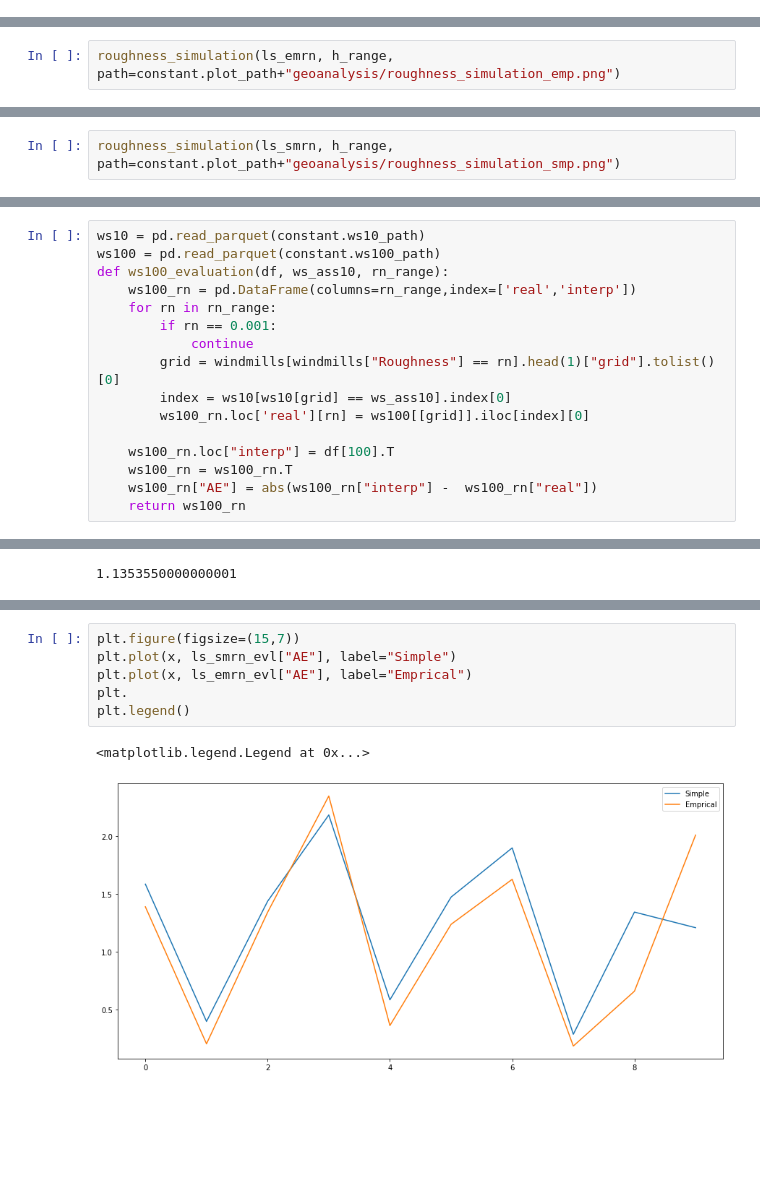
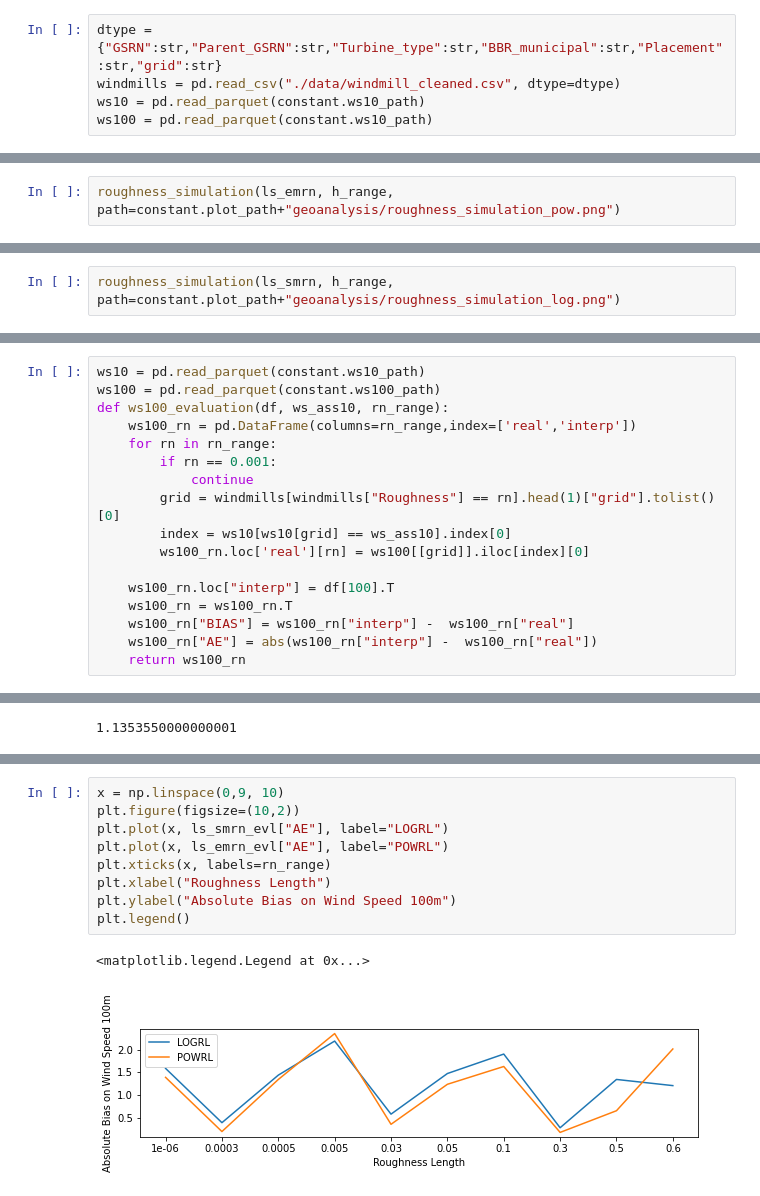
Before and after one commit to sevewing/WindmillPrediction, a Jupyter notebook: Geoanalysis.ipynb, the cells around one changed output, grey strips where cells are left out. Drawn from its saved outputs; the diff is of its cells as text; blank space fills up the shorter version.

```diff
--- a/Geoanalysis.ipynb
+++ b/Geoanalysis.ipynb
@@ -215,3 +212,8 @@ ws100 = pd.read_parquet(constant.ws10_path)
+# %%
+dtype = {"GSRN":str,"Parent_GSRN":str,"Turbine_type":str,"BBR_municipal":str,"Placement":str,"grid":str}
+windmills = pd.read_csv("./data/windmill_cleaned.csv", dtype=dtype)
+ws10 = pd.read_parquet(constant.ws10_path)
+ws100 = pd.read_parquet(constant.ws10_path)
 # %%
 get_ws_h_emrn = lambda h, rn : round(pow_law(ws_ass10, 10, h, rn_exponent(rn)), 5)
 get_ws_h_smrn = lambda h, rn : round(log_law(ws_ass10, 10, h, rn), 5)
@@ -250,5 +252,5 @@ ls_emrn
 | 0.600000 | 1.81966 | 2.69592 | 3.07949 | 3.34344 | 3.54906 | 3.71938 | 3.86578 | 3.99475 | 4.11043 | 4.21556 | ... | ... |
 10 rows × 201 columns
 # %%
-roughness_simulation(ls_emrn, h_range, path=constant.plot_path+"geoanalysis/roughness_simulation_emp.png")
+roughness_simulation(ls_emrn, h_range, path=constant.plot_path+"geoanalysis/roughness_simulation_pow.png")
 # %% [output]
@@ -256,3 +258,3 @@ roughness_simulation(ls_emrn, h_range, path=constant.plot_path+"geoanalysis/roug
 # %%
-roughness_simulation(ls_smrn, h_range, path=constant.plot_path+"geoanalysis/roughness_simulation_smp.png")
+roughness_simulation(ls_smrn, h_range, path=constant.plot_path+"geoanalysis/roughness_simulation_log.png")
 # %% [output]
@@ -301,6 +303,7 @@ def ws100_evaluation(df, ws_ass10, rn_range):
 
     ws100_rn.loc["interp"] = df[100].T
     ws100_rn = ws100_rn.T
+    ws100_rn["BIAS"] = ws100_rn["interp"] -  ws100_rn["real"]
     ws100_rn["AE"] = abs(ws100_rn["interp"] -  ws100_rn["real"])
     return ws100_rn
 # %%
@@ -346,9 +399,12 @@ x = np.linspace(0,9, 10)
 # %%
-plt.figure(figsize=(15,7))
-plt.plot(x, ls_smrn_evl["AE"], label="Simple")
-plt.plot(x, ls_emrn_evl["AE"], label="Emprical")
-plt.
+x = np.linspace(0,9, 10)
+plt.figure(figsize=(10,2))
+plt.plot(x, ls_smrn_evl["AE"], label="LOGRL")
+plt.plot(x, ls_emrn_evl["AE"], label="POWRL")
+plt.xticks(x, labels=rn_range)
+plt.xlabel("Roughness Length")
+plt.ylabel("Absolute Bias on Wind Speed 100m")
 plt.legend()
 # %% [output]
 <matplotlib.legend.Legend at 0x...>
-[figure, old version]
+[figure, new version]
```
Also changed, not shown: parts of 10 cells of this notebook, 7 other files.
